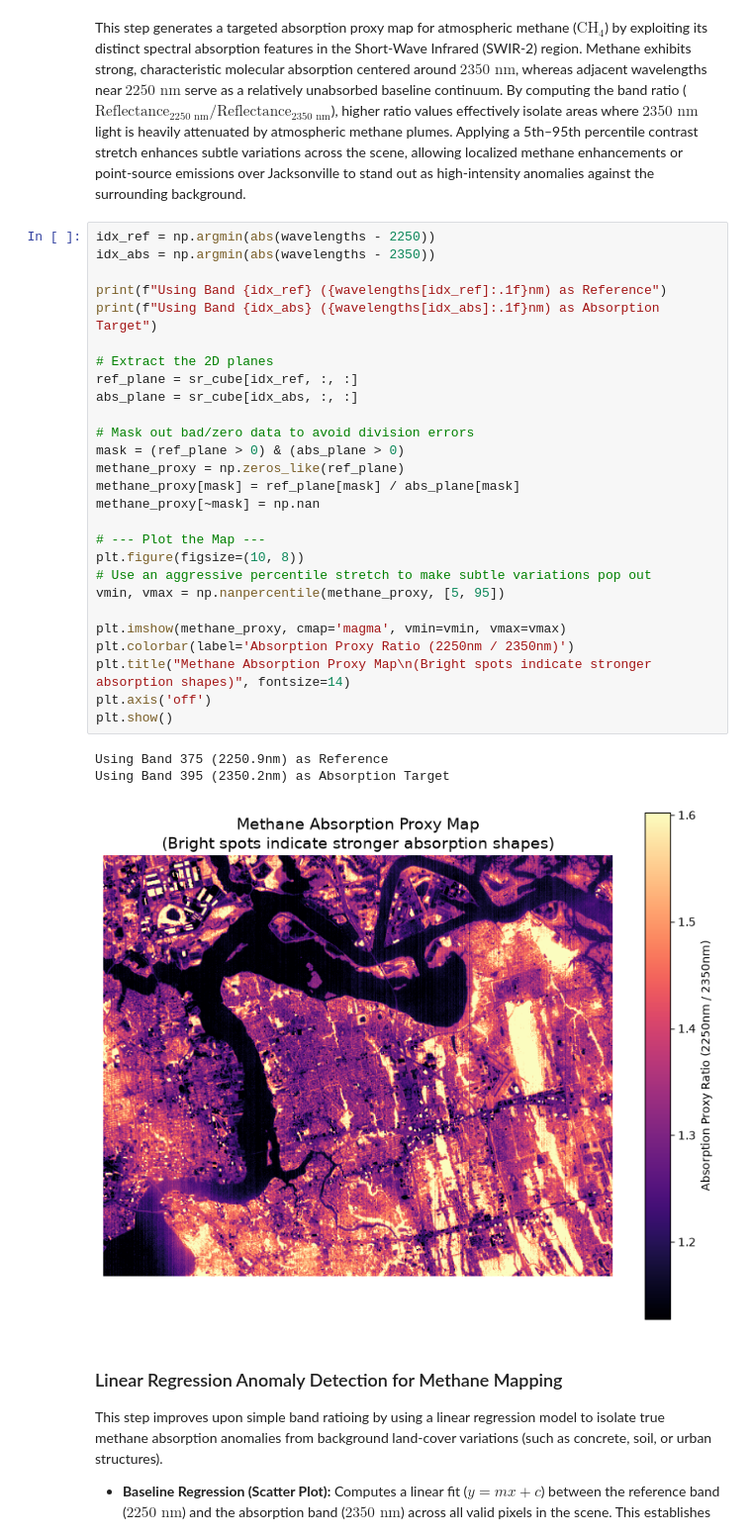
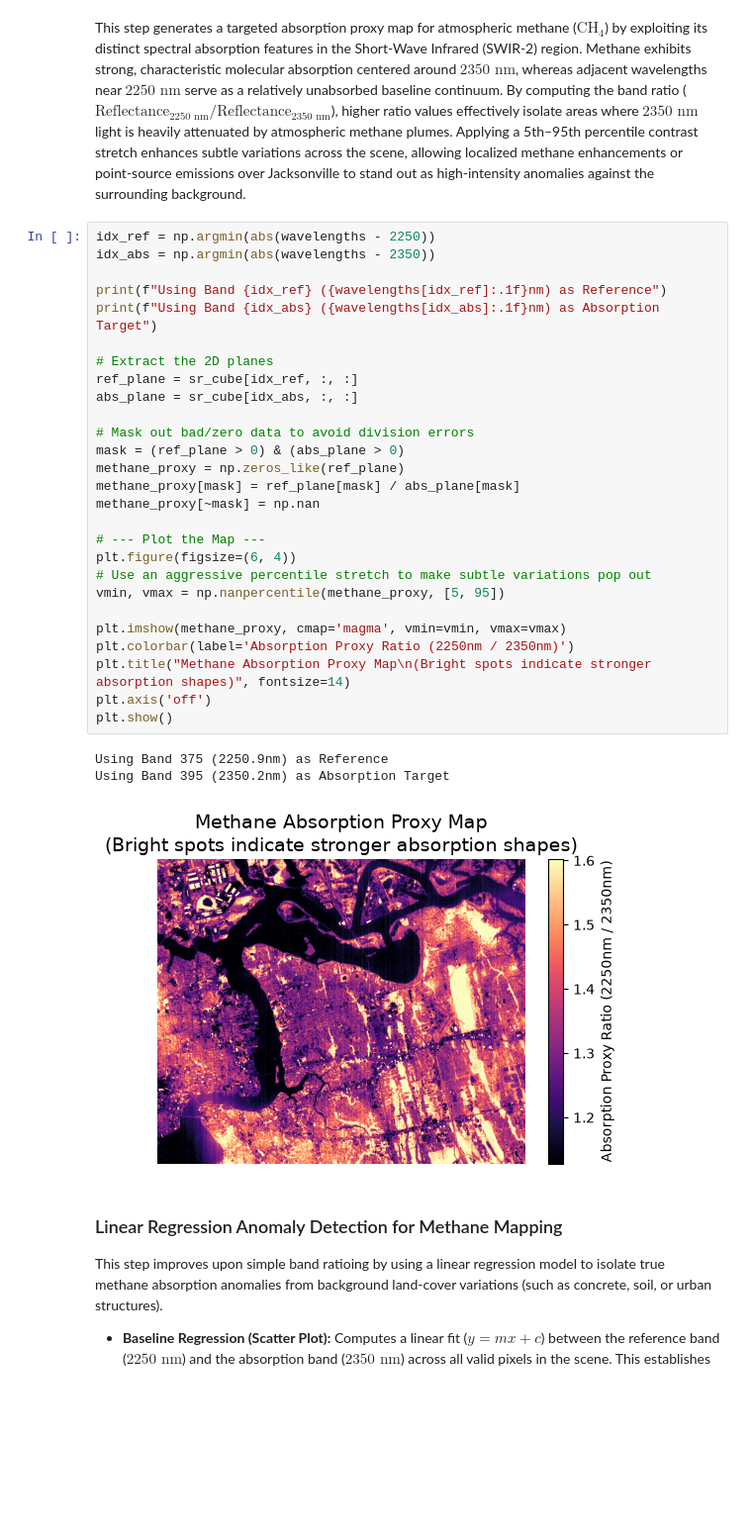
Before and after one commit to rupakqen/Tanager-Open-Data-Competition, a Jupyter notebook: Jacksonville.ipynb, the cells around one changed output. Shown at 99% size. Saved outputs shown, nothing was run; the diff lists cells and outputs as text; blank space fills up the shorter version.

```diff
--- a/Jacksonville.ipynb
+++ b/Jacksonville.ipynb
@@ -155,34 +155,34 @@ This step generates a targeted absorption proxy map for atmospheric methane ($\t
 # %%
 idx_ref = np.argmin(abs(wavelengths - 2250))
 idx_abs = np.argmin(abs(wavelengths - 2350))
 
 print(f"Using Band {idx_ref} ({wavelengths[idx_ref]:.1f}nm) as Reference")
 print(f"Using Band {idx_abs} ({wavelengths[idx_abs]:.1f}nm) as Absorption Target")
 
 # Extract the 2D planes
 ref_plane = sr_cube[idx_ref, :, :]
 abs_plane = sr_cube[idx_abs, :, :]
 
 # Mask out bad/zero data to avoid division errors
 mask = (ref_plane > 0) & (abs_plane > 0)
 methane_proxy = np.zeros_like(ref_plane)
 methane_proxy[mask] = ref_plane[mask] / abs_plane[mask]
 methane_proxy[~mask] = np.nan
 
 # --- Plot the Map ---
-plt.figure(figsize=(10, 8))
+plt.figure(figsize=(6, 4))
 # Use an aggressive percentile stretch to make subtle variations pop out
 vmin, vmax = np.nanpercentile(methane_proxy, [5, 95])
 
 plt.imshow(methane_proxy, cmap='magma', vmin=vmin, vmax=vmax)
 plt.colorbar(label='Absorption Proxy Ratio (2250nm / 2350nm)')
 plt.title("Methane Absorption Proxy Map\n(Bright spots indicate stronger absorption shapes)", fontsize=14)
 plt.axis('off')
 plt.show()
 # %% [output]
 Using Band 375 (2250.9nm) as Reference
 Using Band 395 (2350.2nm) as Absorption Target
-[figure, old version]
+[figure, new version]
 # %% [markdown]
 ### Linear Regression Anomaly Detection for Methane Mapping
 
```
Also changed, not shown: parts of 4 cells of this notebook.
